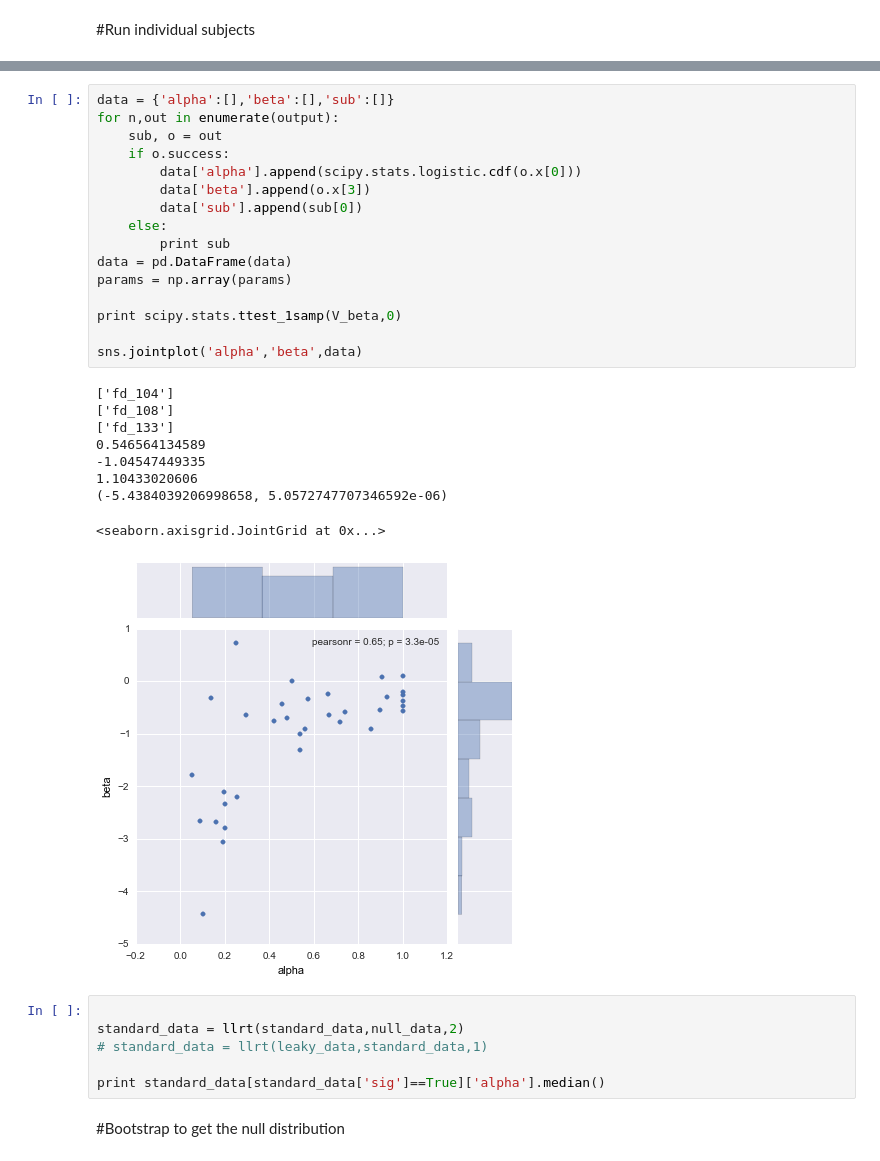
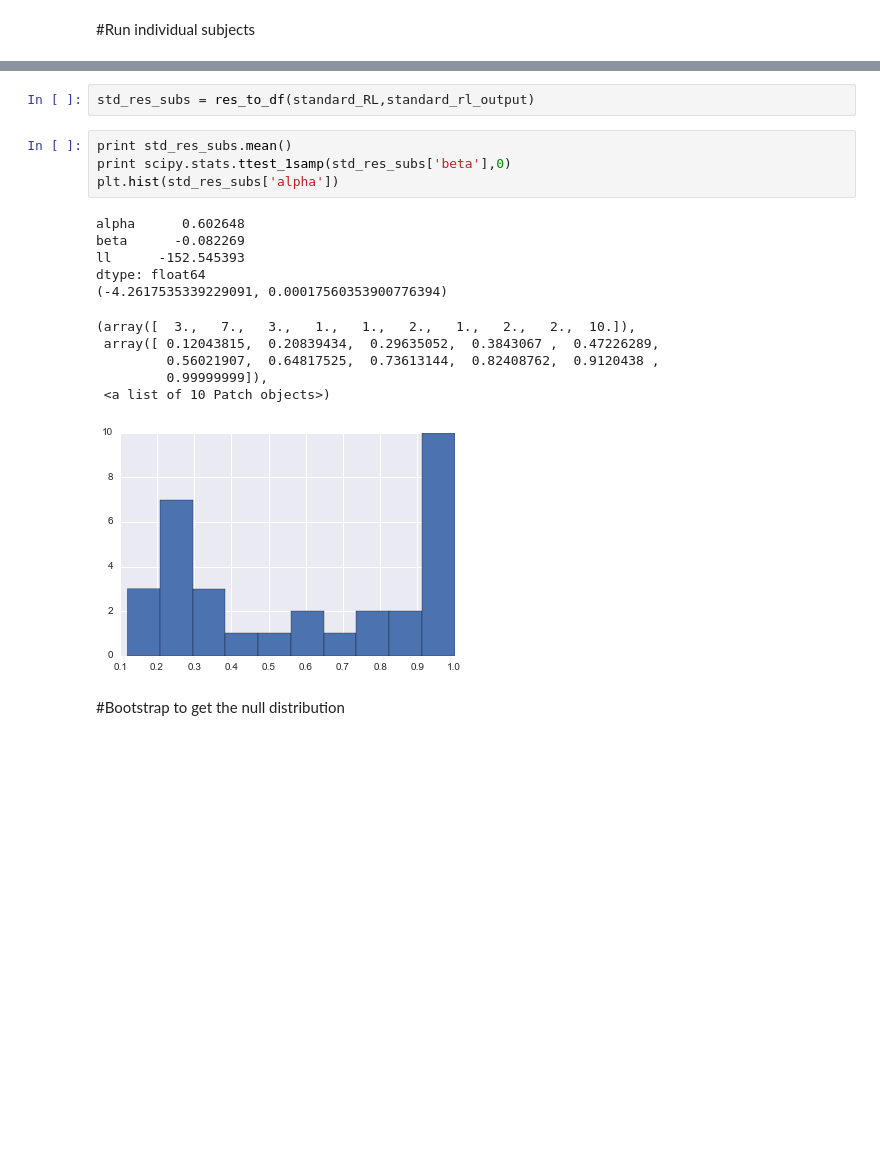
Before and after one commit to iancballard/feature-discrimination-analysis, a Jupyter notebook: RT_fitting.ipynb, the cells around one changed output, grey strips where cells are left out. Cells and saved outputs as stored; diff of their text form; blank space fills up the shorter version.

```diff
--- a/RT_fitting.ipynb
+++ b/RT_fitting.ipynb
@@ -537,35 +475,21 @@ dtype: float64
-# %%
-data = {'alpha':[],'beta':[],'sub':[]}
-for n,out in enumerate(output):
-    sub, o = out
-    if o.success:
-        data['alpha'].append(scipy.stats.logistic.cdf(o.x[0]))
-        data['beta'].append(o.x[3])
-        data['sub'].append(sub[0])
-    else:
-        print sub
-data = pd.DataFrame(data)
-params = np.array(params)
-
-print scipy.stats.ttest_1samp(V_beta,0)
-
-sns.jointplot('alpha','beta',data)
-# %% [output]
-['fd_104']
-['fd_108']
-['fd_133']
-0.546564134589
--1.04547449335
-1.10433020606
-(-5.4384039206998658, 5.0572747707346592e-06)
-<seaborn.axisgrid.JointGrid at 0x...>
-[figure, removed]
-# %%
-
-standard_data = llrt(standard_data,null_data,2)
-# standard_data = llrt(leaky_data,standard_data,1)
-
-print standard_data[standard_data['sig']==True]['alpha'].median()
+# %%
+std_res_subs = res_to_df(standard_RL,standard_rl_output)
+# %%
+print std_res_subs.mean()
+print scipy.stats.ttest_1samp(std_res_subs['beta'],0)
+plt.hist(std_res_subs['alpha'])
+# %% [output]
+alpha      0.602648
+beta      -0.082269
+ll      -152.545393
+dtype: float64
+(-4.2617535339229091, 0.00017560353900776394)
+(array([  3.,   7.,   3.,   1.,   1.,   2.,   1.,   2.,   2.,  10.]),
+ array([ 0.12043815,  0.20839434,  0.29635052,  0.3843067 ,  0.47226289,
+         0.56021907,  0.64817525,  0.73613144,  0.82408762,  0.9120438 ,
+         0.99999999]),
+ <a list of 10 Patch objects>)
+[figure, added]
 # %% [markdown]
 #Bootstrap to get the null distribution
 # %%
```
Also changed, not shown: parts of 11 cells of this notebook.
